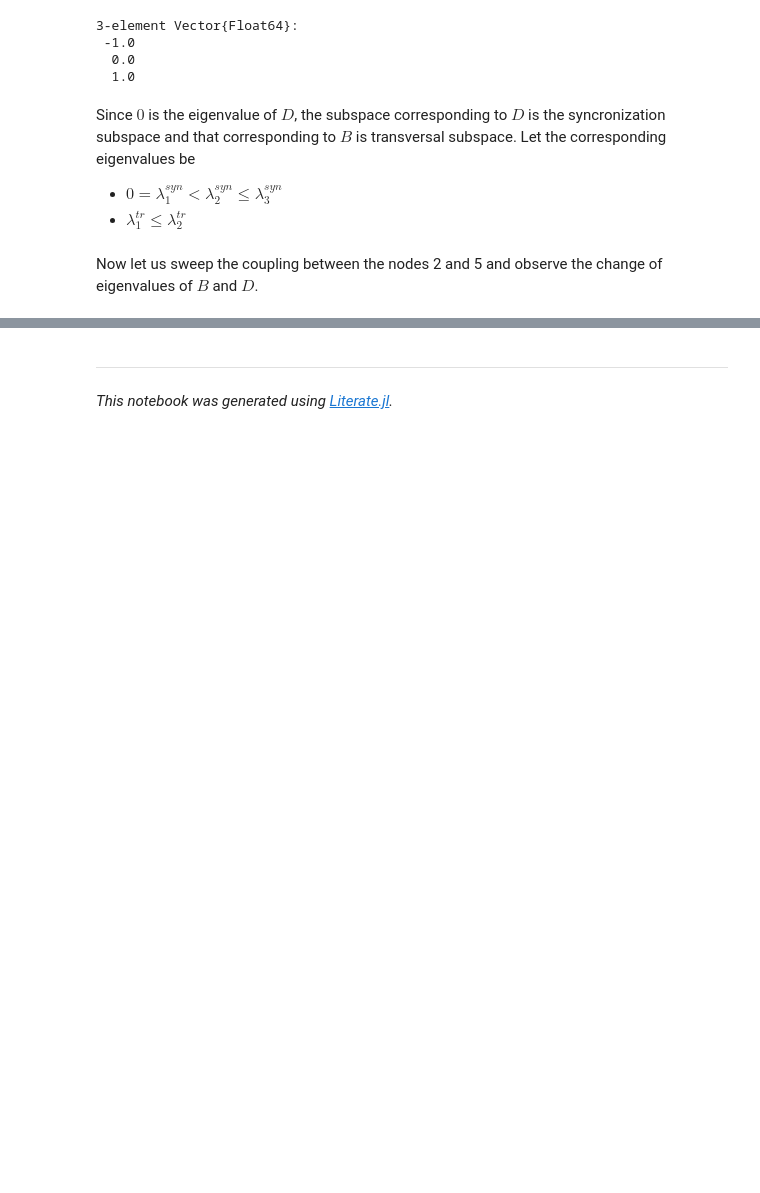
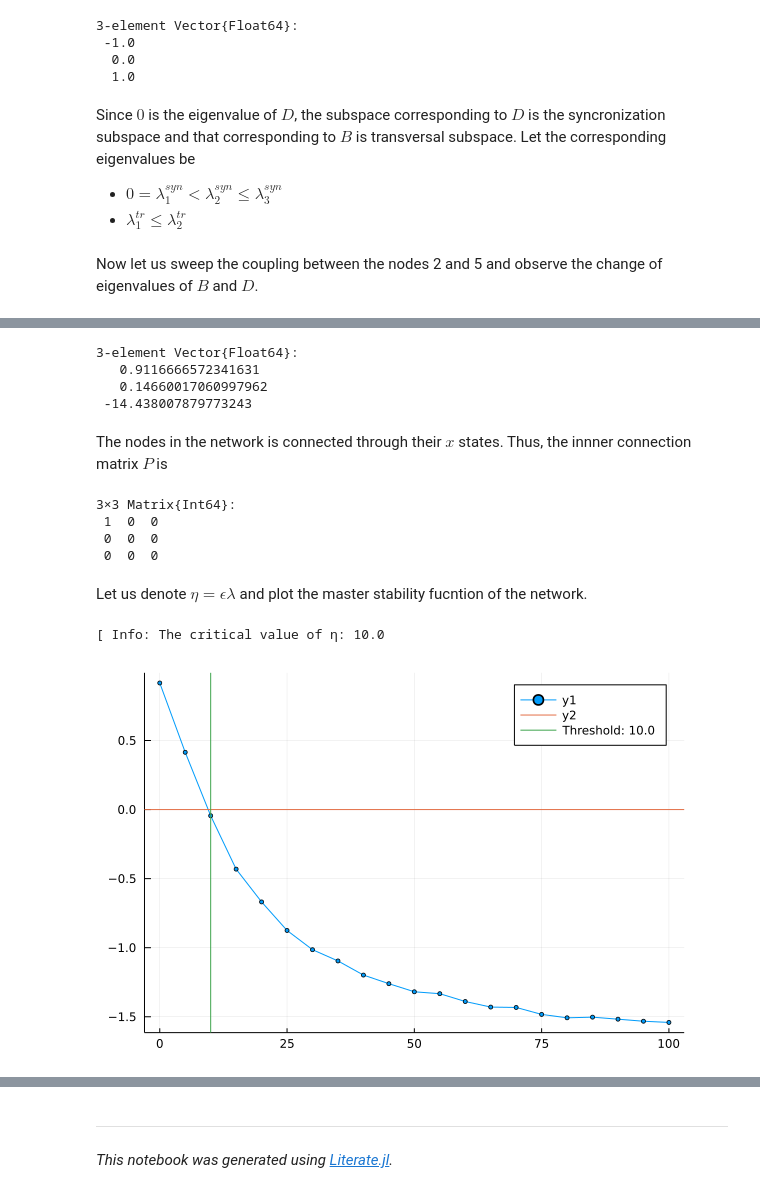
Before and after one commit to zekeriyasari/LyapunovExponents.jl, a Jupyter notebook: example/notebooks/weightsweep.ipynb, the cells around one changed output, grey strips where cells are left out. Cells and saved outputs as stored; diff of their text form; code cells hidden in the pictures; blank space fills up the shorter version.

```diff
--- a/example/notebooks/weightsweep.ipynb
+++ b/example/notebooks/weightsweep.ipynb
@@ -175,0 +191,39 @@ WARNING: using Plots.gr in module ##294 conflicts with an existing identifier.
+# %%
+using LyapunovExponents
+ds = Lorenz(σ = 10, β = 8 / 3, ρ = 35)
+nsteps = Int(3e4)   # Number of steps to calculate Lyapunov exponents
+ntrsteps=Int(1e4)   # Number of steps transient steps before calcuting Lyapunov exponents
+dt = 0.01           # Integration step size
+lyaplorenz = lyapunovs(ds, nsteps = Int(3e4), ntrsteps=Int(1e4), dt=0.01)
+# %% [output]
+3-element Vector{Float64}:
+   0.9116666572341631
+   0.14660017060997962
+ -14.438007879773243
+# %% [markdown]
+The nodes in the network is connected through their $x$ states. Thus, the innner connection matrix $ P $ is
+# %%
+P = [
+    1 0 0;
+    0 0 0;
+    0 0 0
+]
+# %% [output]
+3×3 Matrix{Int64}:
+ 1  0  0
+ 0  0  0
+ 0  0  0
+# %% [markdown]
+Let us denote $\eta = \epsilon \lambda $ and plot the master stability fucntion of the network.
+# %%
+η = range(0, 100, length=21)
+Ψ(ηi) = msf(ds, ηi, P)
+Λ = Ψ.(η)
+plot(η, Λ, marker=(:circle, 3))
+hline!([0])
+threshold = η[findfirst(Λ .< 0)]
+@info "The critical value of η: $threshold"
+vline!([threshold], label="Threshold: $threshold")
+# %% [output]
+[ Info: The critical value of η: 10.0
+[figure, added]
```
Also changed, not shown: parts of 11 cells of this notebook, 4 other files.
